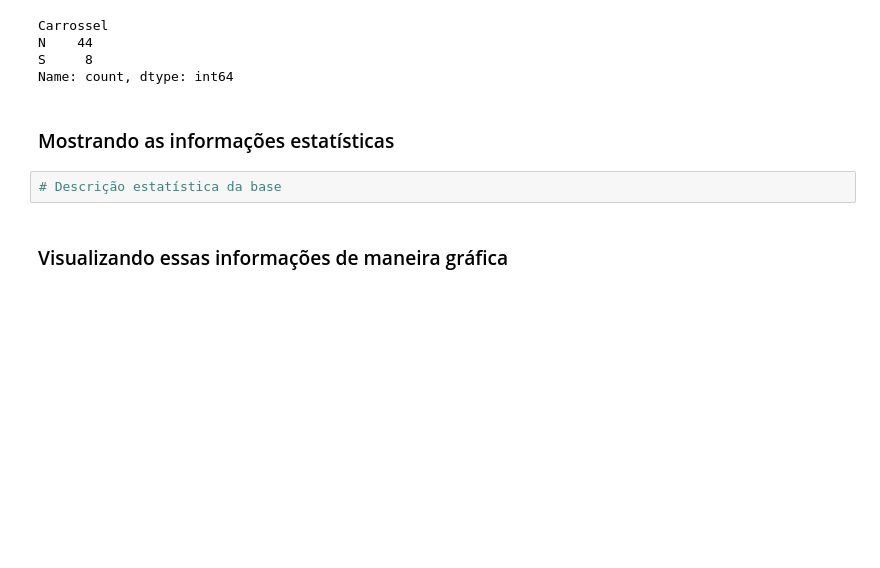
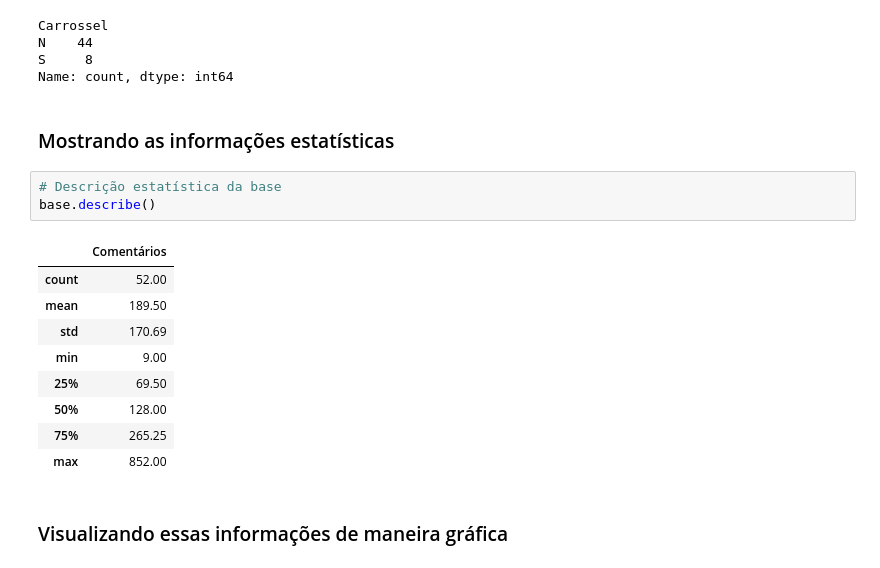
Before and after one commit to AdrianoR85/PYTHON, a Jupyter notebook: 04-Pandas/Analisando o engajamento do Instagram.ipynb, the cells around one changed output. Saved outputs shown, nothing was run; the diff lists cells and outputs as text; blank space fills up the shorter version.

```diff
--- a/04-Pandas/Analisando o engajamento do Instagram.ipynb
+++ b/04-Pandas/Analisando o engajamento do Instagram.ipynb
@@ -149,6 +149,17 @@ Name: count, dtype: int64
 ### Mostrando as informações estatísticas
 # %%
 # Descrição estatística da base
+base.describe()
+# %% [output]
+|  | Comentários |
+| count | 52.00 |
+| mean | 189.50 |
+| std | 170.69 |
+| min | 9.00 |
+| 25% | 69.50 |
+| 50% | 128.00 |
+| 75% | 265.25 |
+| max | 852.00 |
 # %% [markdown]
 ### Visualizando essas informações de maneira gráfica
 # %%
```
Also changed, not shown: parts of 6 cells of this notebook, 5 other files.
